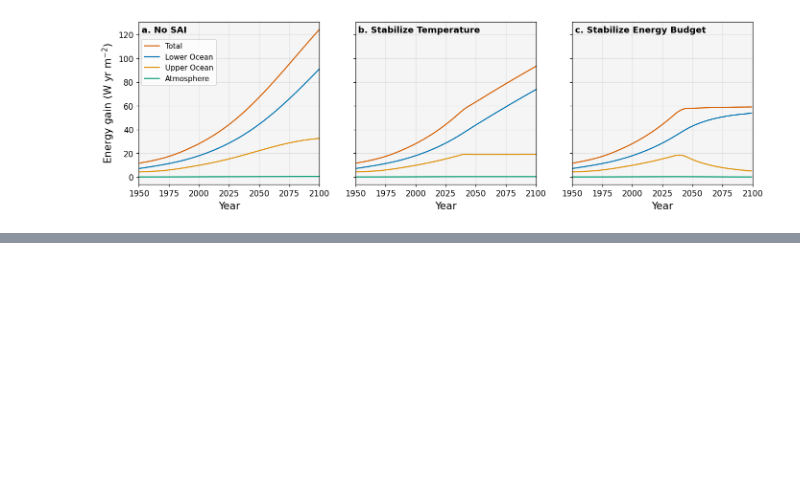
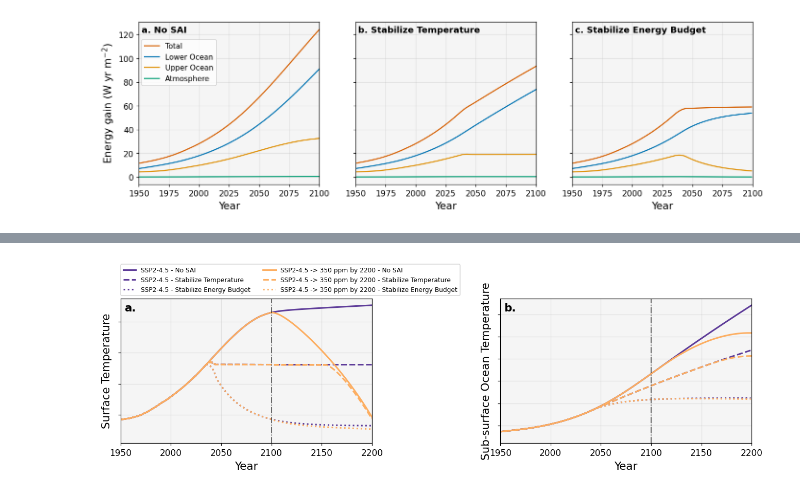
Before and after one commit to jshaw35/PRISM, a Jupyter notebook: WorkingModel.ipynb, the cells around one changed output, grey strips where cells are left out. Cells and saved outputs as stored; diff of their text form; code cells hidden in the pictures; blank space fills up the shorter version.

Commit message:
Add CO2 removal to simple model

```diff
--- a/WorkingModel.ipynb
+++ b/WorkingModel.ipynb
@@ -1474,0 +1710,37 @@ plt.savefig("figures/figure_simplemodel_energy.png", dpi=300, bbox_inches="tight
+# %%
+fig, axs = plt.subplots(1, 2, figsize=(12, 4))
+fontsize = 14
+
+_case_styles = {
+    'base':      {'label': 'No SAI',                'ls': '-'},
+    'ctrl_2035': {'label': 'Stabilize Temperature', 'ls': '--'},
+    'qbal':      {'label': 'Stabilize Energy Budget', 'ls': ':'},
+}
+
+for ax, key, ylabel in zip(axs, ('Ta', 'Tl'),
+                           ('Surface Temperature', 'Sub-surface Ocean Temperature')):
+    for scen in (_SCEN_BASE, _SCEN_DECLINE):
+        style = _SCEN_STYLES[scen]
+        scen_label = style['label'].split(' (')[0]
+        for case, case_style in _case_styles.items():
+            r = runs_ext[(scen, case)]
+            ax.plot(r['t'], r[key], lw=2, color=style['color'], ls=case_style['ls'],
+                    label=f"{scen_label} - {case_style['label']}", alpha=1.0)
+    ax.axvline(2100, color='k', ls='-.', lw=1.2, alpha=0.6)
+    ax.set_xlim(1950, EXTENDED_END_YEAR)
+    ax.set_xlabel('Year', fontsize=fontsize)
+    ax.set_ylabel(ylabel, fontsize=fontsize)
+    ax.set_yticklabels([])
+
+axs[0].legend(fontsize=8, loc=(0.0, 1.02), ncol=2)
+panel_labels = [f"{chr(97 + i)}." for i in range(len(axs.flat))]
+for ax, label in zip(axs, panel_labels):
+    ax.set_facecolor("whitesmoke")
+    ax.text(0.015, 0.97, label, transform=ax.transAxes, fontsize=14,
+            fontweight="bold", va="top")
+
+plt.tight_layout()
+plt.savefig("figures/figure_simplemodel_temperature_decline2100.png", dpi=300, bbox_inches="tight")
+plt.show()
+# %% [output]
+[figure, added]
```
Also changed, not shown: parts of 10 cells of this notebook.
